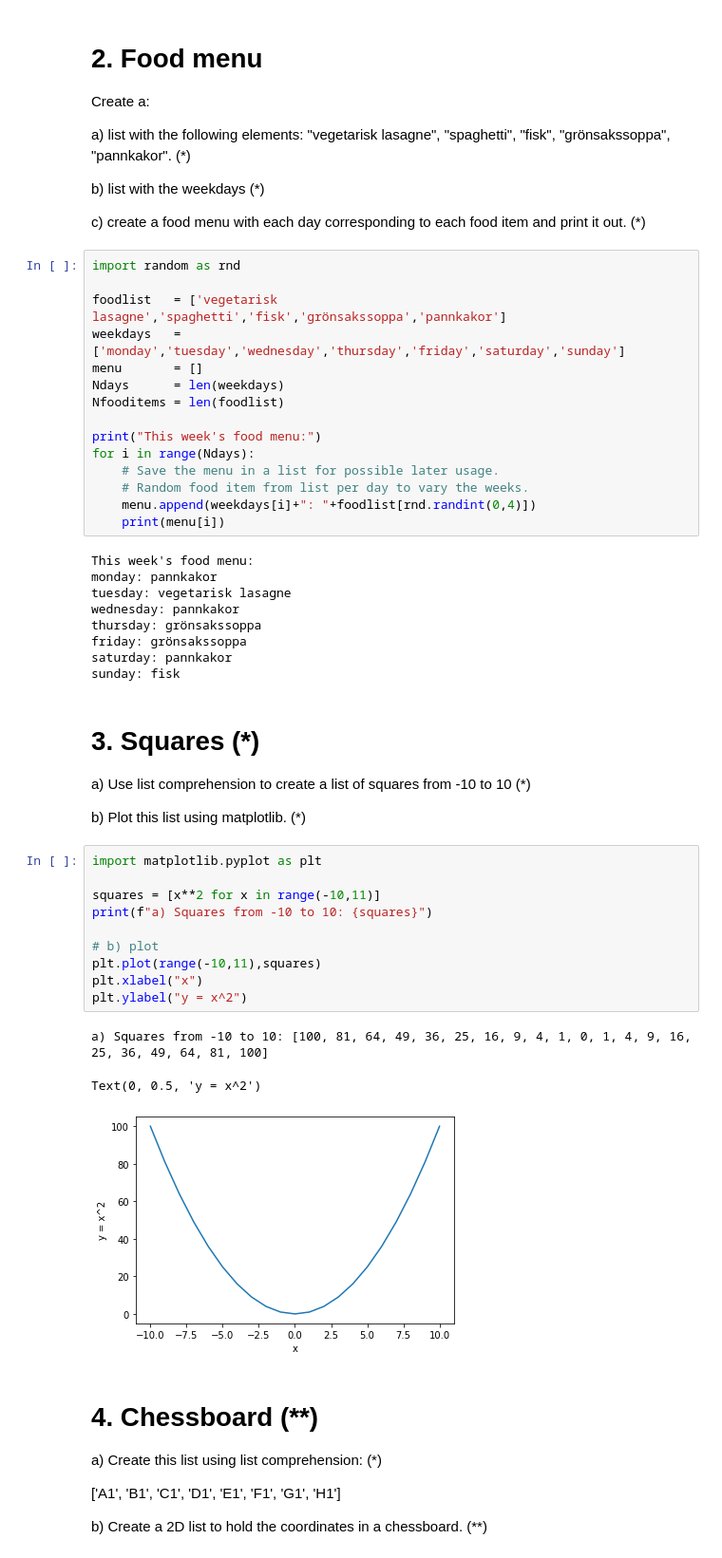
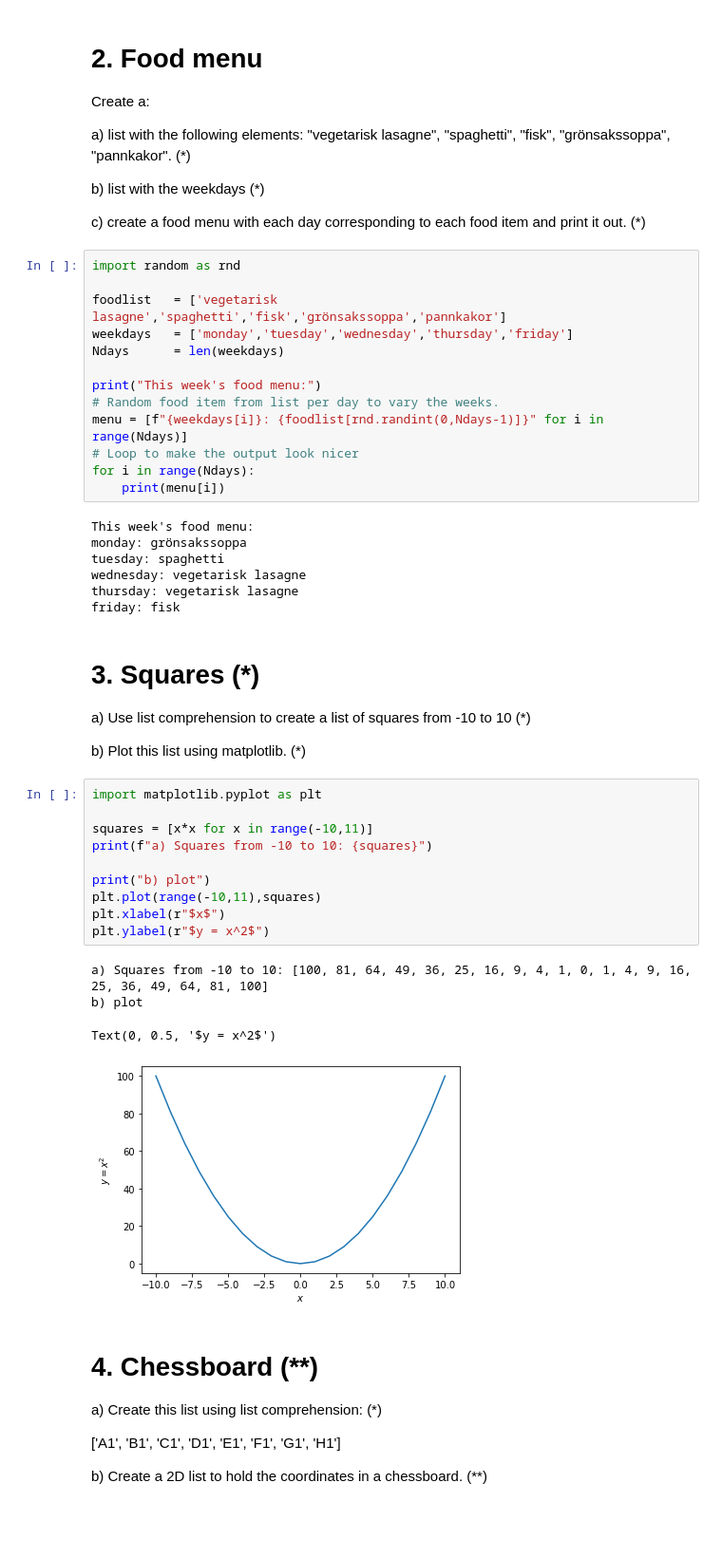
Before and after one commit to jwiegert/python-programming-joachim-wiegert, a Jupyter notebook: Exercises/exercise04_lists.ipynb, the cells around one changed output. Shown: that part at 95% size. Drawn from its saved outputs; the diff is of its cells as text; blank space fills up the shorter version.

```diff
--- a/Exercises/exercise04_lists.ipynb
+++ b/Exercises/exercise04_lists.ipynb
@@ -39,26 +39,22 @@ Create a:
 import random as rnd
 
 foodlist   = ['vegetarisk lasagne','spaghetti','fisk','grönsakssoppa','pannkakor']
-weekdays   = ['monday','tuesday','wednesday','thursday','friday','saturday','sunday']
-menu       = []
+weekdays   = ['monday','tuesday','wednesday','thursday','friday']
 Ndays      = len(weekdays)
-Nfooditems = len(foodlist)
 
 print("This week's food menu:")
+# Random food item from list per day to vary the weeks.
+menu = [f"{weekdays[i]}: {foodlist[rnd.randint(0,Ndays-1)]}" for i in range(Ndays)]
+# Loop to make the output look nicer
 for i in range(Ndays):
-    # Save the menu in a list for possible later usage.
-    # Random food item from list per day to vary the weeks.
-    menu.append(weekdays[i]+": "+foodlist[rnd.randint(0,4)])
     print(menu[i])
 # %% [output]
 This week's food menu:
-monday: pannkakor
-tuesday: vegetarisk lasagne
-wednesday: pannkakor
-thursday: grönsakssoppa
-friday: grönsakssoppa
-saturday: pannkakor
-sunday: fisk
+monday: grönsakssoppa
+tuesday: spaghetti
+wednesday: vegetarisk lasagne
+thursday: vegetarisk lasagne
+friday: fisk
 # %% [markdown]
 # 3. Squares (*)
 
@@ -68,17 +64,18 @@ sunday: fisk
 # %%
 import matplotlib.pyplot as plt
 
-squares = [x**2 for x in range(-10,11)]
+squares = [x*x for x in range(-10,11)]
 print(f"a) Squares from -10 to 10: {squares}")
 
-# b) plot
+print("b) plot")
 plt.plot(range(-10,11),squares)
-plt.xlabel("x")
-plt.ylabel("y = x^2")
+plt.xlabel(r"$x$")
+plt.ylabel(r"$y = x^2$")
 # %% [output]
 a) Squares from -10 to 10: [100, 81, 64, 49, 36, 25, 16, 9, 4, 1, 0, 1, 4, 9, 16, 25, 36, 49, 64, 81, 100]
+b) plot
-Text(0, 0.5, 'y = x^2')
+Text(0, 0.5, '$y = x^2$')
-[figure, old version]
+[figure, new version]
 # %% [markdown]
 # 4. Chessboard (**)
 
```
Also changed, not shown: parts of 4 cells of this notebook.
